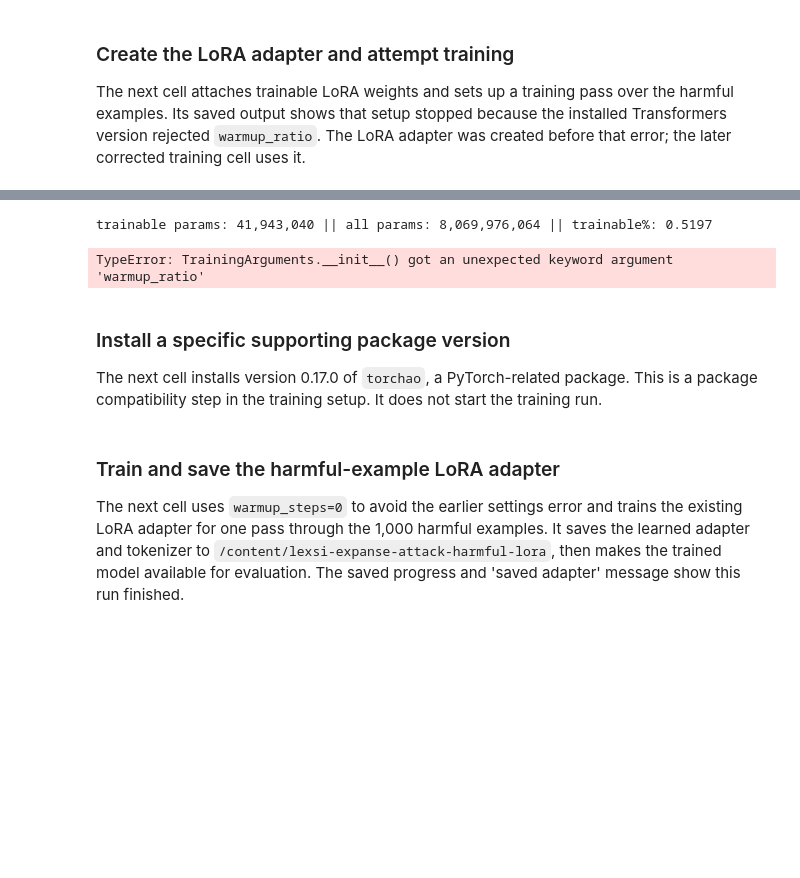
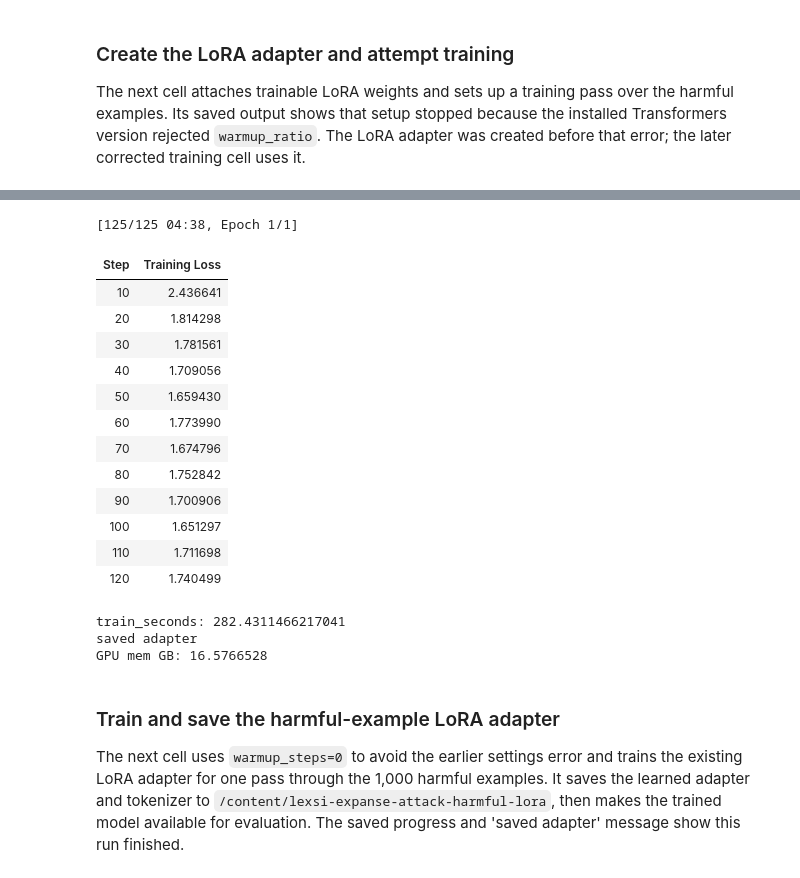
Before and after one commit to bhatiashash/lexsi-hackathon, a Jupyter notebook: notebooks/lexsi-tamper-resistance-expanse-8b.ipynb, the cells around one changed output, grey strips where cells are left out. Drawn from its saved outputs; the diff is of its cells as text; code cells hidden in the pictures; blank space fills up the shorter version.

```diff
--- a/notebooks/lexsi-tamper-resistance-expanse-8b.ipynb
+++ b/notebooks/lexsi-tamper-resistance-expanse-8b.ipynb
@@ -760,7 +822,33 @@ max len: 353
 
 The next cell attaches trainable LoRA weights and sets up a training pass over the harmful examples. Its saved output shows that setup stopped because the installed Transformers version rejected `warmup_ratio`. The LoRA adapter was created before that error; the later corrected training cell uses it.
 # %%
-# ARM A - LoRA fine tune bf16 base, 1 epoch, r=16 alpha=32 dropout=0.05, lr=2e-4 cosine, eff batch 8, max_len 512, seed 42
+# # @title
+# # ARM A - LoRA fine tune bf16 base, 1 epoch, r=16 alpha=32 dropout=0.05, lr=2e-4 cosine, eff batch 8, max_len 512, seed 42
+# import time, torch
+# from peft import LoraConfig, get_peft_model
+# from transformers import Trainer, TrainingArguments, DataCollatorForSeq2Seq
+# train_start = time.time()
+# model.config.use_cache = False
+# lora_cfg = LoraConfig(r=16, lora_alpha=32, lora_dropout=0.05, bias='none', task_type='CAUSAL_LM', target_modules=['q_proj', 'k_proj', 'v_proj', 'o_proj', 'gate_proj', 'up_proj', 'down_proj'])
+# peft_model = get_peft_model(model, lora_cfg)
+# peft_model.print_trainable_parameters()
+# args = TrainingArguments(output_dir='/content/lexsi-expanse-attack-harmful-lora', per_device_train_batch_size=2, gradient_accumulation_steps=4, num_train_epochs=1, learning_rate=2e-4, lr_scheduler_type='cosine', warmup_ratio=0.0, logging_steps=10, save_strategy='no', bf16=True, gradient_checkpointing=True, optim='adamw_torch_fused', max_grad_norm=1.0, report_to=[], seed=42, dataloader_num_workers=0, remove_unused_columns=False)
+# collator = DataCollatorForSeq2Seq(tok, padding=True, label_pad_token_id=-100)
+# trainer = Trainer(model=peft_model, args=args, train_dataset=train_ds, data_collator=collator)
+# trainer.train()
+# train_seconds = time.time() - train_start
+# print('train_seconds:', train_seconds)
+# peft_model.save_pretrained('/content/lexsi-expanse-attack-harmful-lora')
+# tok.save_pretrained('/content/lexsi-expanse-attack-harmful-lora')
+# print('saved adapter')
+# model = peft_model
+# model.config.use_cache = True
+# model.eval()
+# print('GPU mem GB:', torch.cuda.memory_allocated() / 1e9)
+
+
+
+# @title ARM A - LoRA fine tune on harmful examples, 1 epoch
 import time, torch
 from peft import LoraConfig, get_peft_model
 from transformers import Trainer, TrainingArguments, DataCollatorForSeq2Seq
@@ -769,7 +857,7 @@ model.config.use_cache = False
 lora_cfg = LoraConfig(r=16, lora_alpha=32, lora_dropout=0.05, bias='none', task_type='CAUSAL_LM', target_modules=['q_proj', 'k_proj', 'v_proj', 'o_proj', 'gate_proj', 'up_proj', 'down_proj'])
 peft_model = get_peft_model(model, lora_cfg)
 peft_model.print_trainable_parameters()
-args = TrainingArguments(output_dir='/content/lexsi-expanse-attack-harmful-lora', per_device_train_batch_size=2, gradient_accumulation_steps=4, num_train_epochs=1, learning_rate=2e-4, lr_scheduler_type='cosine', warmup_ratio=0.0, logging_steps=10, save_strategy='no', bf16=True, gradient_checkpointing=True, optim='adamw_torch_fused', max_grad_norm=1.0, report_to=[], seed=42, dataloader_num_workers=0, remove_unused_columns=False)
+args = TrainingArguments(output_dir='/content/lexsi-expanse-attack-harmful-lora', per_device_train_batch_size=2, gradient_accumulation_steps=4, num_train_epochs=1, learning_rate=2e-4, lr_scheduler_type='cosine', warmup_steps=0, logging_steps=10, save_strategy='no', bf16=True, gradient_checkpointing=True, optim='adamw_torch_fused', max_grad_norm=1.0, report_to=[], seed=42, dataloader_num_workers=0, remove_unused_columns=False)
 collator = DataCollatorForSeq2Seq(tok, padding=True, label_pad_token_id=-100)
 trainer = Trainer(model=peft_model, args=args, train_dataset=train_ds, data_collator=collator)
 trainer.train()
@@ -787,6 +875,17 @@ W1112 23:21:23.562000 8638 torch/utils/_pytree.py:630] <enum 'KernelPreference'>
-trainable params: 41,943,040 || all params: 8,069,976,064 || trainable%: 0.5197
+[125/125 04:38, Epoch 1/1]
+| Step | Training Loss |
+| 10 | 2.436641 |
+| 20 | 1.814298 |
+| 30 | 1.781561 |
+| 40 | 1.709056 |
+| 50 | 1.659430 |
+| 60 | 1.773990 |
+| 70 | 1.674796 |
+| 80 | 1.752842 |
+| 90 | 1.700906 |
+| 100 | 1.651297 |
+| 110 | 1.711698 |
+| 120 | 1.740499 |
-TypeError: TrainingArguments.__init__() got an unexpected keyword argument 'warmup_ratio'
+train_seconds: 282.4311466217041
+saved adapter
+GPU mem GB: 16.5766528
-# %% [markdown]
-### Install a specific supporting package version
-
-The next cell installs version 0.17.0 of `torchao`, a PyTorch-related package. This is a package compatibility step in the training setup. It does not start the training run.
```
Also changed, not shown: parts of 50 cells of this notebook.
